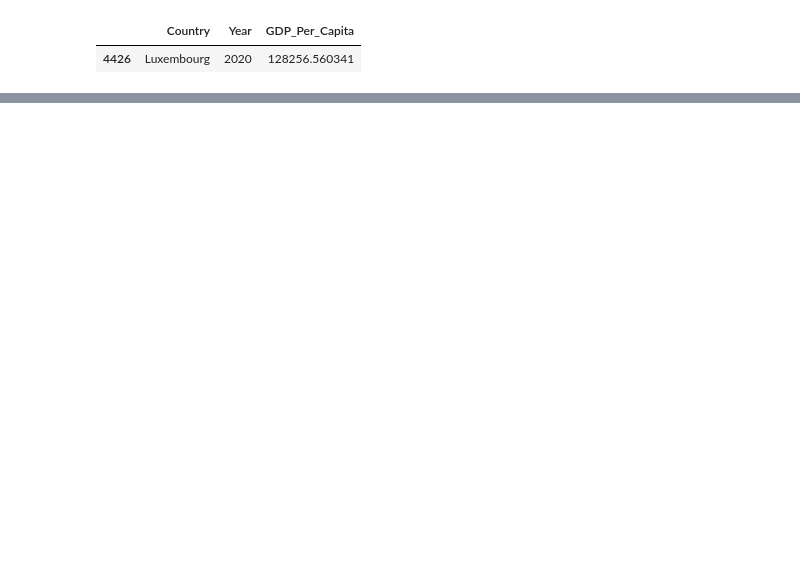
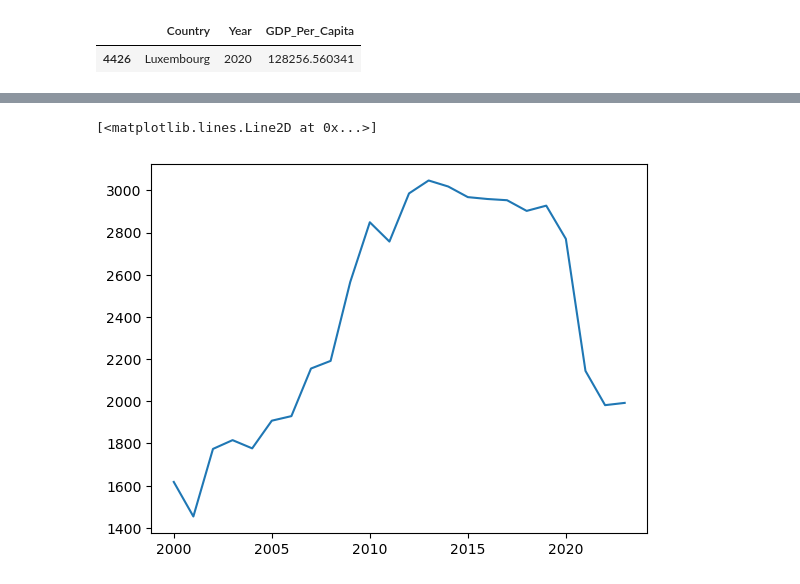
Before and after one commit to NSS-Data-Analytics-Cohort-15/un-exploration-GooseCorpse21, a Jupyter notebook: notebooks/un-exploration project.ipynb, the cells around one changed output, grey strips where cells are left out. Saved outputs shown, nothing was run; the diff lists cells and outputs as text; code cells hidden in the pictures; blank space fills up the shorter version.

```diff
--- a/notebooks/un-exploration project.ipynb
+++ b/notebooks/un-exploration project.ipynb
@@ -235,0 +285,3 @@ gdp_max
+# %%
+afghanistan = new_gdp_df.loc[new_gdp_df['Country'] == 'Afghanistan']
+afghanistan
@@ -235,0 +306,5 @@ gdp_max
+# %%
+plt.plot(afghanistan['Year'], afghanistan['GDP_Per_Capita'])
+# %% [output]
+[<matplotlib.lines.Line2D at 0x...>]
+[figure, added]
```
Also changed, not shown: parts of 27 cells of this notebook.
